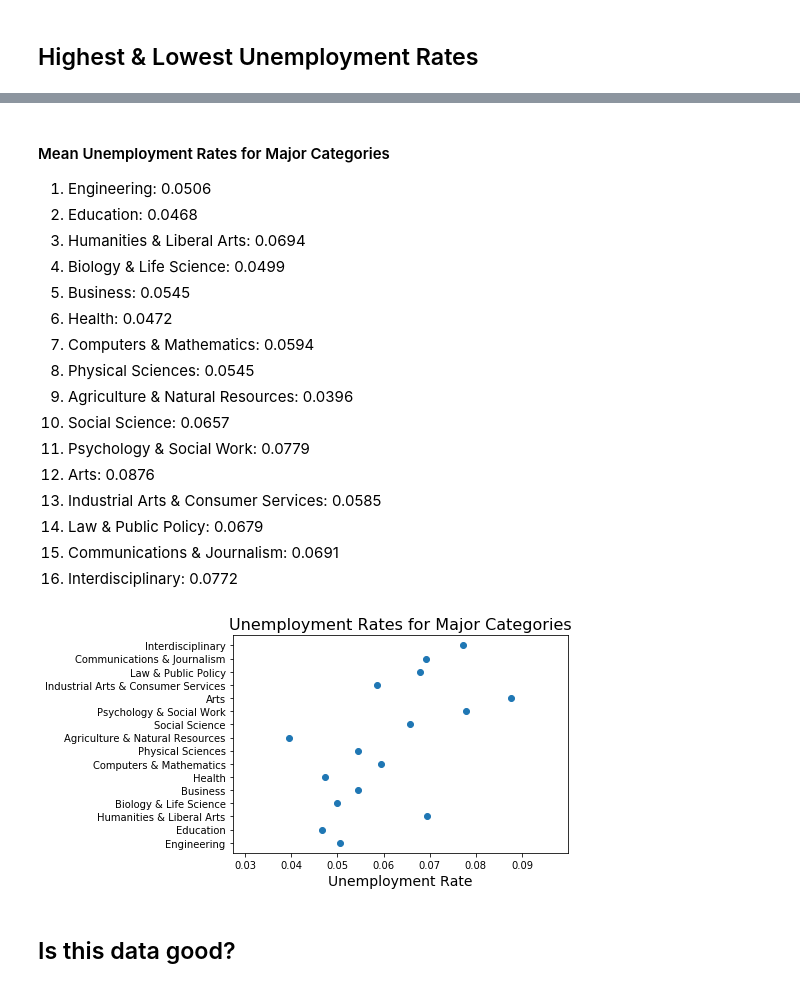
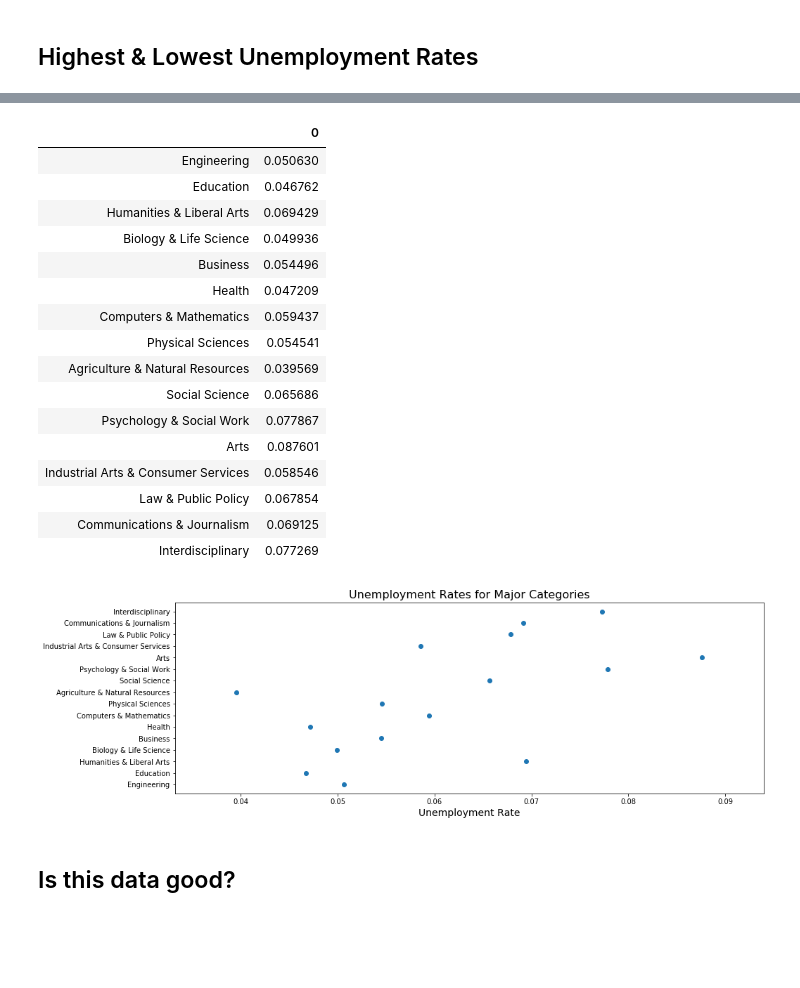
Before and after one commit to michaeltait3/College-Majors-Report, a Jupyter notebook: report.ipynb, the cells around one changed output, grey strips where cells are left out. Drawn from its saved outputs; the diff is of its cells as text; code cells hidden in the pictures; blank space fills up the shorter version.

```diff
--- a/report.ipynb
+++ b/report.ipynb
@@ -153,38 +136,45 @@ major_data[major_data['Major_category'] == 'Interdisciplinary']['Unemployment_ra
-# %% [markdown]
-#### Mean Unemployment Rates for Major Categories
-1. Engineering:                           0.0506
-2. Education:                             0.0468
-3. Humanities & Liberal Arts:             0.0694
-4. Biology & Life Science:                0.0499
-5. Business:                              0.0545
-6. Health:                                0.0472
-7. Computers & Mathematics:               0.0594
-8. Physical Sciences:                     0.0545
-9. Agriculture & Natural Resources:       0.0396
-10. Social Science:                        0.0657
-11. Psychology & Social Work:              0.0779
-12. Arts:                                  0.0876
-13. Industrial Arts & Consumer Services:   0.0585
-14. Law & Public Policy:                   0.0679
-15. Communications & Journalism:           0.0691
-16. Interdisciplinary:                     0.0772
 # %%
 list_of_categories = ['Engineering', 'Education', 'Humanities & Liberal Arts',
                 'Biology & Life Science', 'Business', 'Health',
                 'Computers & Mathematics', 'Physical Sciences',
                 'Agriculture & Natural Resources', 'Social Science',
                 'Psychology & Social Work', 'Arts',
                 'Industrial Arts & Consumer Services', 'Law & Public Policy',
                 'Communications & Journalism',
                 'Interdisciplinary']
 
 empty_list = []
 for i in list_of_categories:
     val = major_data[major_data['Major_category'] == (i)]['Unemployment_rate'].mean()
     empty_list.append(val)
+plt.figure(figsize=(15,5))
 plt.scatter(empty_list, list_of_categories), plt.title('Unemployment Rates for Major Categories', \
-                                                 fontsize=16), plt.xlabel('Unemployment Rate', fontsize=14);
+                                                       fontsize=16), plt.xlabel('Unemployment Rate', fontsize=14);
+
+
+mean_list = []
+for i in list_of_categories:
+    value = major_data[major_data['Major_category'] == (i)]['Unemployment_rate'].mean()
+    mean_list.append(value)
+pd.DataFrame(mean_list, list_of_categories)
 # %% [output]
+|  | 0 |
+| Engineering | 0.050630 |
+| Education | 0.046762 |
+| Humanities & Liberal Arts | 0.069429 |
+| Biology & Life Science | 0.049936 |
+| Business | 0.054496 |
+| Health | 0.047209 |
+| Computers & Mathematics | 0.059437 |
+| Physical Sciences | 0.054541 |
+| Agriculture & Natural Resources | 0.039569 |
+| Social Science | 0.065686 |
+| Psychology & Social Work | 0.077867 |
+| Arts | 0.087601 |
+| Industrial Arts & Consumer Services | 0.058546 |
+| Law & Public Policy | 0.067854 |
+| Communications & Journalism | 0.069125 |
+| Interdisciplinary | 0.077269 |
-[figure, old version]
+[figure, new version]
 # %% [markdown]
 ## Is this data good?
```
Also changed, not shown: parts of 13 cells of this notebook, 2 other files.
